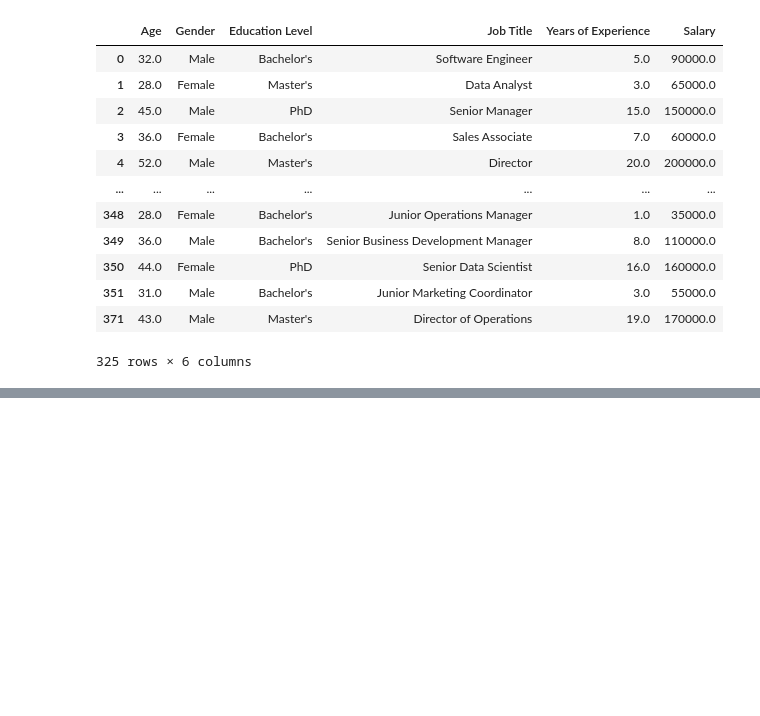
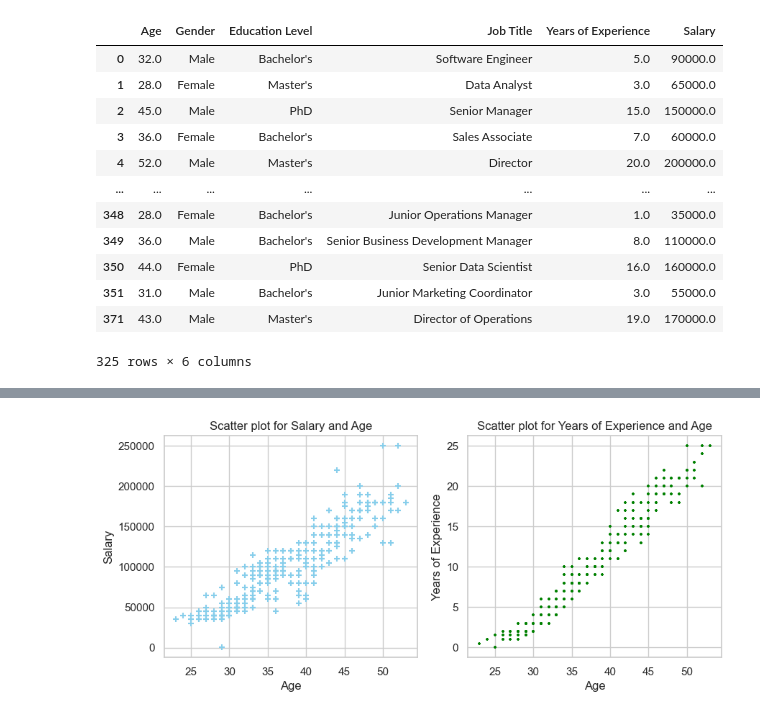
Before and after one commit to matiascf25/Salarios, a Jupyter notebook: Análisis Salarios.ipynb, the cells around one changed output, grey strips where cells are left out. Cells and saved outputs as stored; diff of their text form; code cells hidden in the pictures; blank space fills up the shorter version.

```diff
--- a/Análisis Salarios.ipynb
+++ b/Análisis Salarios.ipynb
@@ -310,4 +310,8 @@ df_new
 | 371 | 43.0 | Male | Master's | Director of Operations | 19.0 | 170000.0 |
 325 rows × 6 columns
 # %%
-# Dummies variables
+# Dummy variables
+df = pd.read_csv('Salary Data.csv')
+df_dummies = pd.get_dummies(df, columns= ['Gender', 'Education Level', 'Job Title'],
+                            drop_first=True)
+df_dummies.head()
@@ -313,0 +339,16 @@ df_new
+# %%
+# Análisis exploratorio de datos
+plt.figure(figsize=(10, 4))
+plt.subplot(121)
+plt.scatter(df['Age'], df['Salary'], marker = '+', color = 'skyblue')
+plt.xlabel('Age')
+plt.ylabel('Salary')
+plt.title('Scatter plot for Salary and Age')
+plt.subplot(122)
+plt.scatter(df['Age'], df['Years of Experience'], marker = '+', s = 5, color = 'green')
+plt.xlabel('Age')
+plt.ylabel('Years of Experience')
+plt.title('Scatter plot for Years of Experience and Age')
+plt.show()
+# %% [output]
+[figure, added]
```
Also changed, not shown: parts of 12 cells of this notebook.
